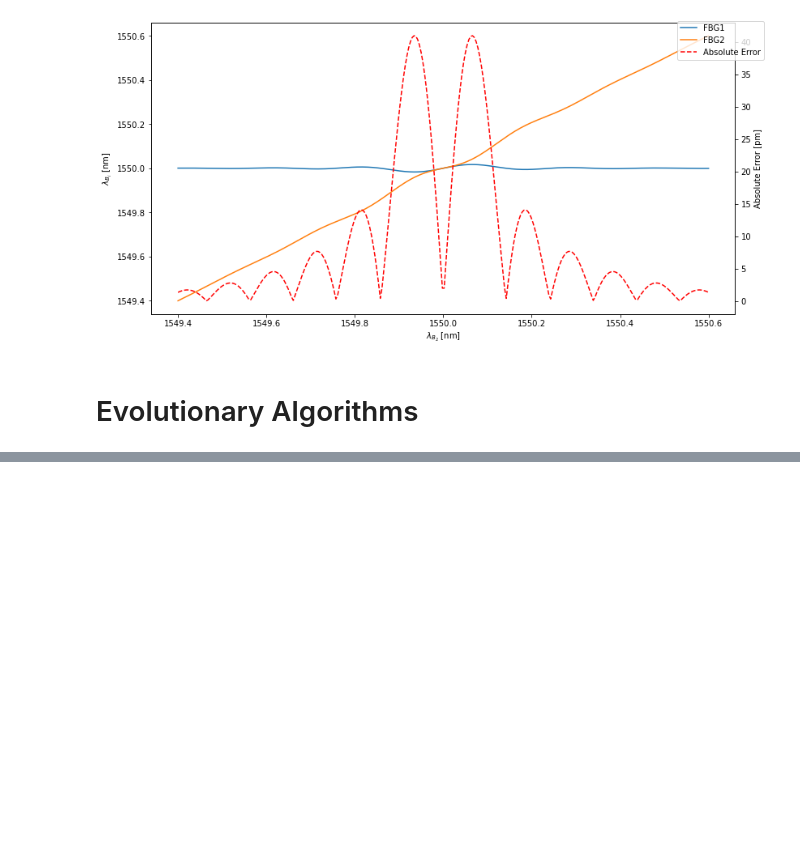
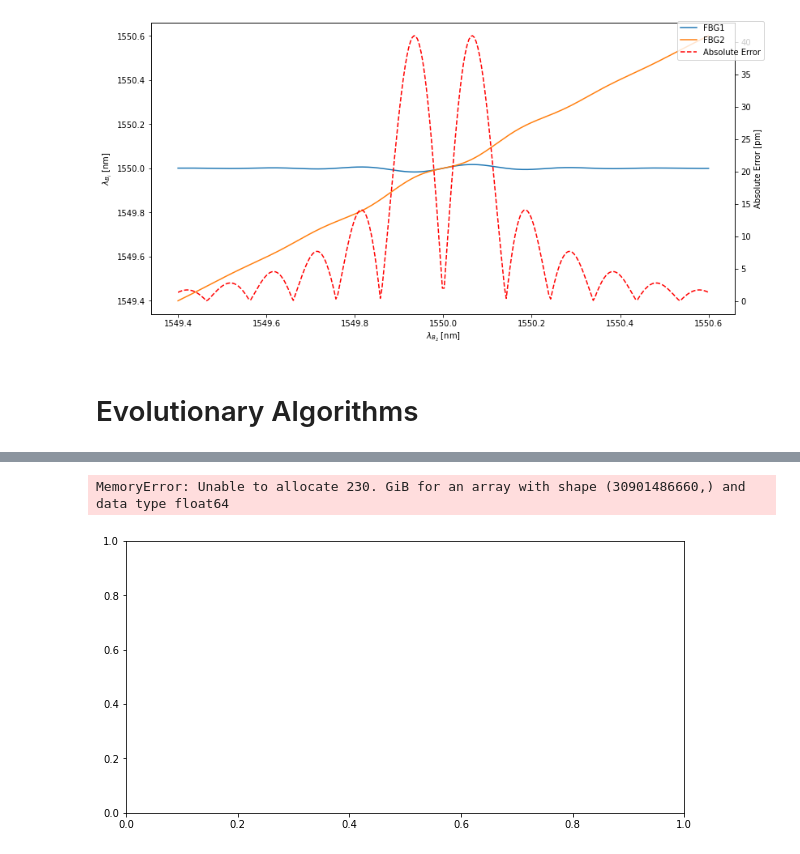
Before and after one commit to grudloff/fbg_S-WDM, a Jupyter notebook: main.ipynb, the cells around one changed output, grey strips where cells are left out. Saved outputs shown, nothing was run; the diff lists cells and outputs as text; code cells hidden in the pictures; blank space fills up the shorter version.

```diff
--- a/main.ipynb
+++ b/main.ipynb
@@ -176,0 +188,7 @@ mean(Absolute Error [pm]) = 170.19308659956957
+# %%
+y = np.array([1549.5*vars.n, 1550.5*vars.n])
+x = np.sum(sim.R(vars.A[:, None], y[None, :], vars.I[None, :], vars.dA[None, :]) ,axis=-1)
+
+model = ev.swap_differential_evolution(max_generation=100, pop_size=100, F=0.1)
+y_hat = model.predict(x, verbose=True)
+y_hat
@@ -176,0 +214,5 @@ mean(Absolute Error [pm]) = 170.19308659956957
+# %%
+vis.plot_sweep(model, normalize = False)
+# %% [output]
+MemoryError: Unable to allocate 230. GiB for an array with shape (30901486660,) and data type float64
+[figure, added]
```
Also changed, not shown: parts of 18 cells of this notebook.
